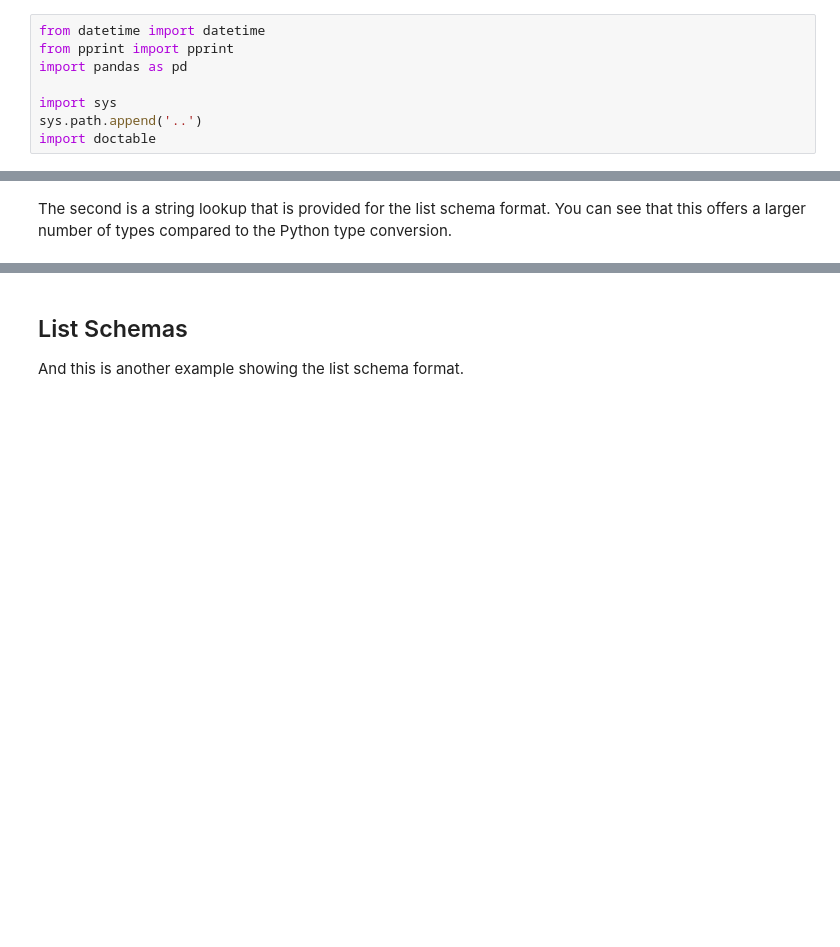
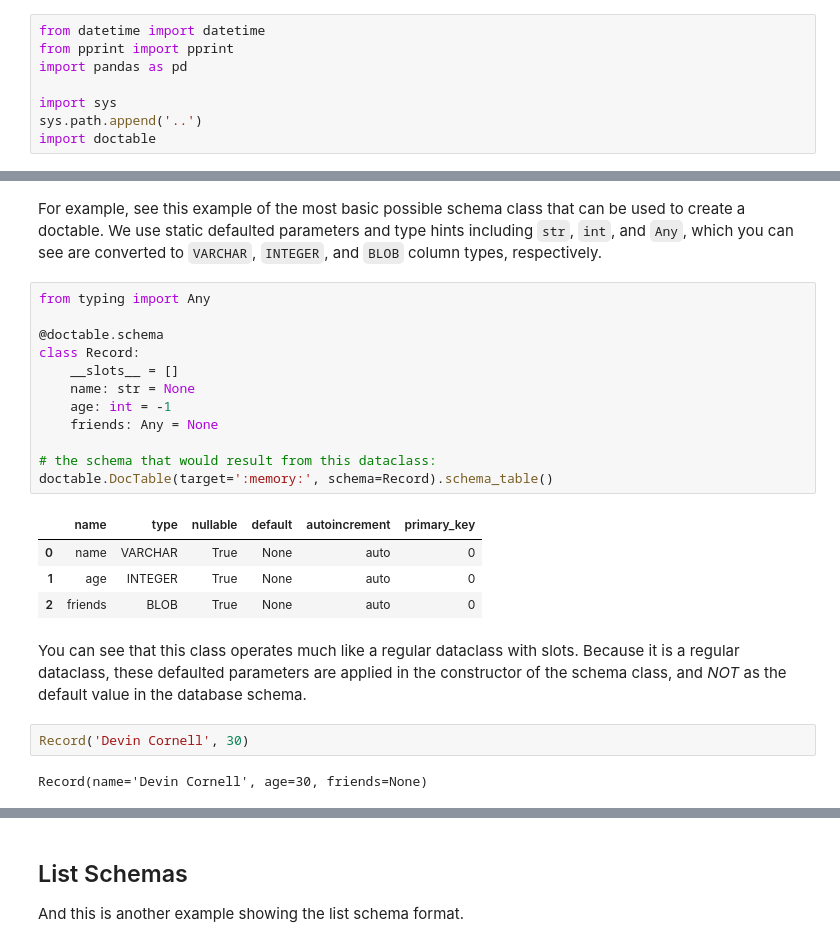
Before and after one commit to devincornell/doctable, a Jupyter notebook: examples/doctable_schema.ipynb, the cells around one changed output, grey strips where cells are left out. Saved outputs shown, nothing was run; the diff lists cells and outputs as text; blank space fills up the shorter version.

```diff
--- a/examples/doctable_schema.ipynb
+++ b/examples/doctable_schema.ipynb
@@ -30,2 +42,25 @@ doctable.python_to_slqlchemy_type
-# %% [markdown]
-The second is a string lookup that is provided for the list schema format. You can see that this offers a larger number of types compared to the Python type conversion.
+# %% [markdown]
+For example, see this example of the most basic possible schema class that can be used to create a doctable. We use static defaulted parameters and type hints including `str`, `int`, and `Any`, which you can see are converted to `VARCHAR`, `INTEGER`, and `BLOB` column types, respectively.
+# %%
+from typing import Any
+
+@doctable.schema
+class Record:
+    __slots__ = []
+    name: str = None
+    age: int = -1
+    friends: Any = None
+
+# the schema that would result from this dataclass:
+doctable.DocTable(target=':memory:', schema=Record).schema_table()
+# %% [output]
+|  | name | type | nullable | default | autoincrement | primary_key |
+| 0 | name | VARCHAR | True | None | auto | 0 |
+| 1 | age | INTEGER | True | None | auto | 0 |
+| 2 | friends | BLOB | True | None | auto | 0 |
+# %% [markdown]
+You can see that this class operates much like a regular dataclass with slots. Because it is a regular dataclass, these defaulted parameters are applied in the constructor of the schema class, and _NOT_ as the default value in the database schema.
+# %%
+Record('Devin Cornell', 30)
+# %% [output]
+Record(name='Devin Cornell', age=30, friends=None)
```
Also changed, not shown: parts of 35 cells of this notebook, 2 other files.
